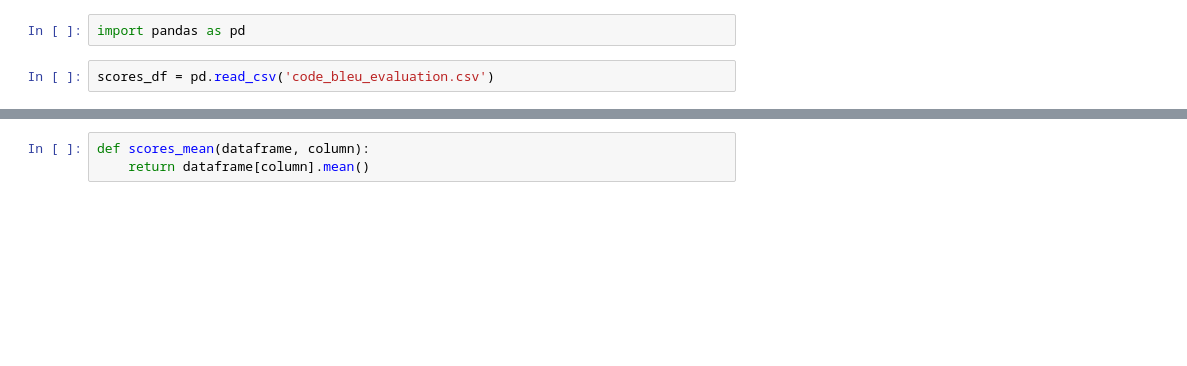
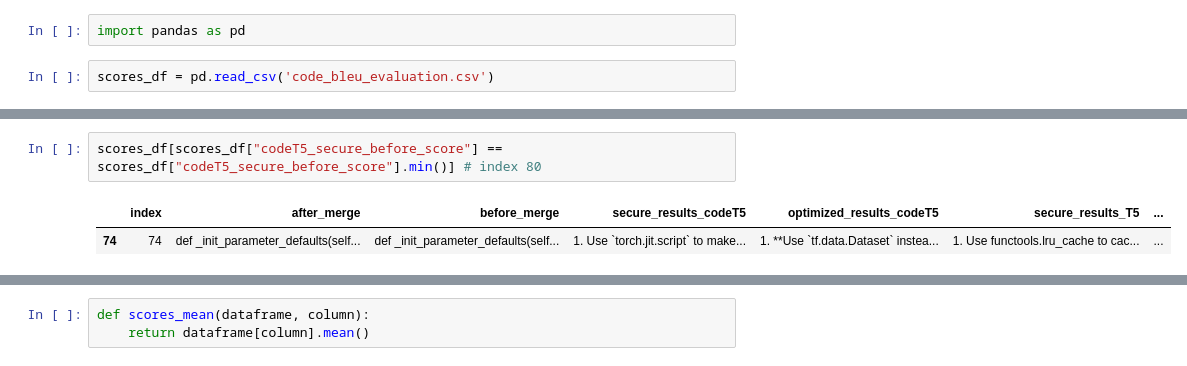
Before and after one commit to SaachiKaup/FYP_Results, a Jupyter notebook: Evaluating/evaluate_scores.ipynb, the cells around one changed output, grey strips where cells are left out. Saved outputs shown, nothing was run; the diff lists cells and outputs as text; blank space fills up the shorter version.

```diff
--- a/Evaluating/evaluate_scores.ipynb
+++ b/Evaluating/evaluate_scores.ipynb
@@ -13,0 +44,5 @@ scores_df.head()
+# %%
+scores_df[scores_df["codeT5_secure_before_score"] == scores_df["codeT5_secure_before_score"].min()] # index 80
+# %% [output]
+|  | index | after_merge | before_merge | secure_results_codeT5 | optimized_results_codeT5 | secure_results_T5 | ... |
+| 74 | 74 | def _init_parameter_defaults(self... | def _init_parameter_defaults(self... | 1. Use `torch.jit.script` to make... | 1. **Use `tf.data.Dataset` instea... | 1. Use functools.lru_cache to cac... | ... |
```
Also changed, not shown: parts of 26 cells of this notebook.
